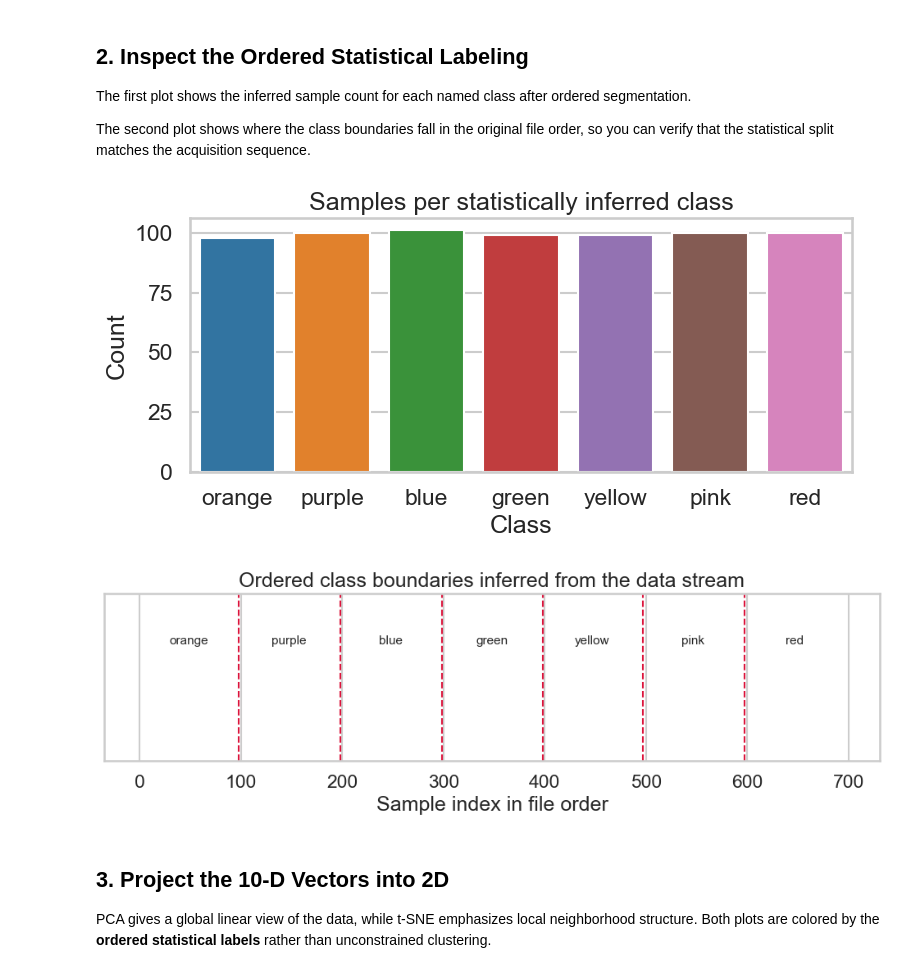
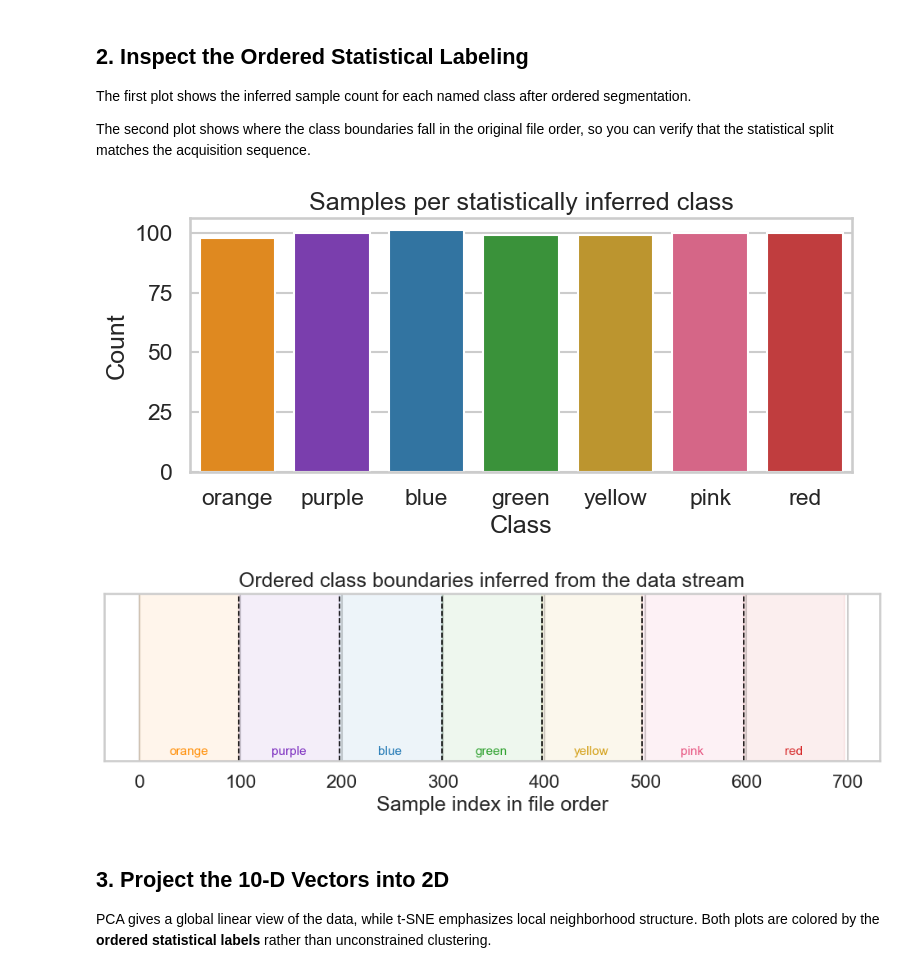
Before and after one commit to OPHELIE-MCT/ball-analyzer, a Jupyter notebook: analysis.ipynb, the cells around one changed output. Saved outputs shown, nothing was run; the diff lists cells and outputs as text; code cells hidden in the pictures.

```diff
--- a/analysis.ipynb
+++ b/analysis.ipynb
@@ -27,6 +27,15 @@ DATA_PATH = Path("as7341_readings.txt")
 FEATURE_NAMES = [f"feature_{index}" for index in range(1, 11)]
 RANDOM_STATE = 42
 ORDERED_CLASS_NAMES = ["orange", "purple", "blue", "green", "yellow", "pink", "red"]
+CLASS_COLOR_MAP = {
+    "orange": "#ff8c00",
+    "purple": "#7b2cbf",
+    "blue": "#1f77b4",
+    "green": "#2ca02c",
+    "yellow": "#ffe600",
+    "pink": "#e75480",
+    "red": "#ff0000",
+}
 UNKNOWN_DISTANCE_PERCENTILE = 95
 MIN_CLASS_SIZE = 60
 MAX_CLASS_SIZE = 120
@@ -106,12 +115,16 @@ def infer_ordered_segments(
     return labels, boundaries, segment_ranges
 
 
+def ordered_labels_present(labels: np.ndarray) -> list[str]:
+    label_set = set(labels.tolist())
+    return [label for label in ORDERED_CLASS_NAMES if label in label_set]
+
+
 def plot_projection(points: np.ndarray, labels: np.ndarray, title: str, xlabel: str, ylabel: str) -> None:
-    unique_labels = np.unique(labels)
-    palette = sns.color_palette("tab10", n_colors=len(unique_labels))
+    ordered_labels = ordered_labels_present(labels)
 
     plt.figure(figsize=(9, 7))
-    for color, label in zip(palette, unique_labels):
+    for label in ordered_labels:
         index = labels == label
         plt.scatter(
             points[index, 0],
@@ -119,7 +132,7 @@ def plot_projection(points: np.ndarray, labels: np.ndarray, title: str, xlabel:
             s=60,
             alpha=0.8,
             label=label,
-            color=color,
+            color=CLASS_COLOR_MAP[label],
             edgecolor="none",
         )
 
@@ -198,29 +211,30 @@ The first plot shows the inferred sample count for each named class after ordere
 The second plot shows where the class boundaries fall in the original file order, so you can verify that the statistical split matches the acquisition sequence.
 # %%
 plt.figure(figsize=(8, 4))
-sns.countplot(x=class_names, hue=class_names, order=class_order, palette="tab10", legend=False)
+sns.countplot(x=class_names, hue=class_names, order=class_order, palette=CLASS_COLOR_MAP, legend=False)
 plt.title("Samples per statistically inferred class")
 plt.xlabel("Class")
 plt.ylabel("Count")
 plt.tight_layout()
 plt.show()
 
 boundary_positions = np.array(segment_boundaries[1:-1])
 plt.figure(figsize=(10, 3.5))
-plt.plot(np.arange(len(X_norm)), np.zeros(len(X_norm)), alpha=0)
+for label, start, end, _ in segment_ranges:
+    plt.axvspan(start, end, color=CLASS_COLOR_MAP[label], alpha=0.08)
 for boundary in boundary_positions:
-    plt.axvline(boundary, color="crimson", linestyle="--", linewidth=1.5)
+    plt.axvline(boundary, color="black", linestyle="--", linewidth=1.2)
 for label, start, end, _ in segment_ranges:
     midpoint = (start + end - 1) / 2
-    plt.text(midpoint, 0.02, label, ha="center", va="bottom", fontsize=11)
+    plt.text(midpoint, 0.02, label, ha="center", va="bottom", fontsize=11, color=CLASS_COLOR_MAP[label])
 plt.yticks([])
 plt.xlabel("Sample index in file order")
 plt.title("Ordered class boundaries inferred from the data stream")
 plt.tight_layout()
 plt.show()
 # %% [output]
-[figure, old version]
+[figure, new version]
-[figure, old version]
+[figure, new version]
 # %% [markdown]
 ## 3. Project the 10-D Vectors into 2D
 
```
Also changed, not shown: parts of 3 cells of this notebook, 3 other files.
